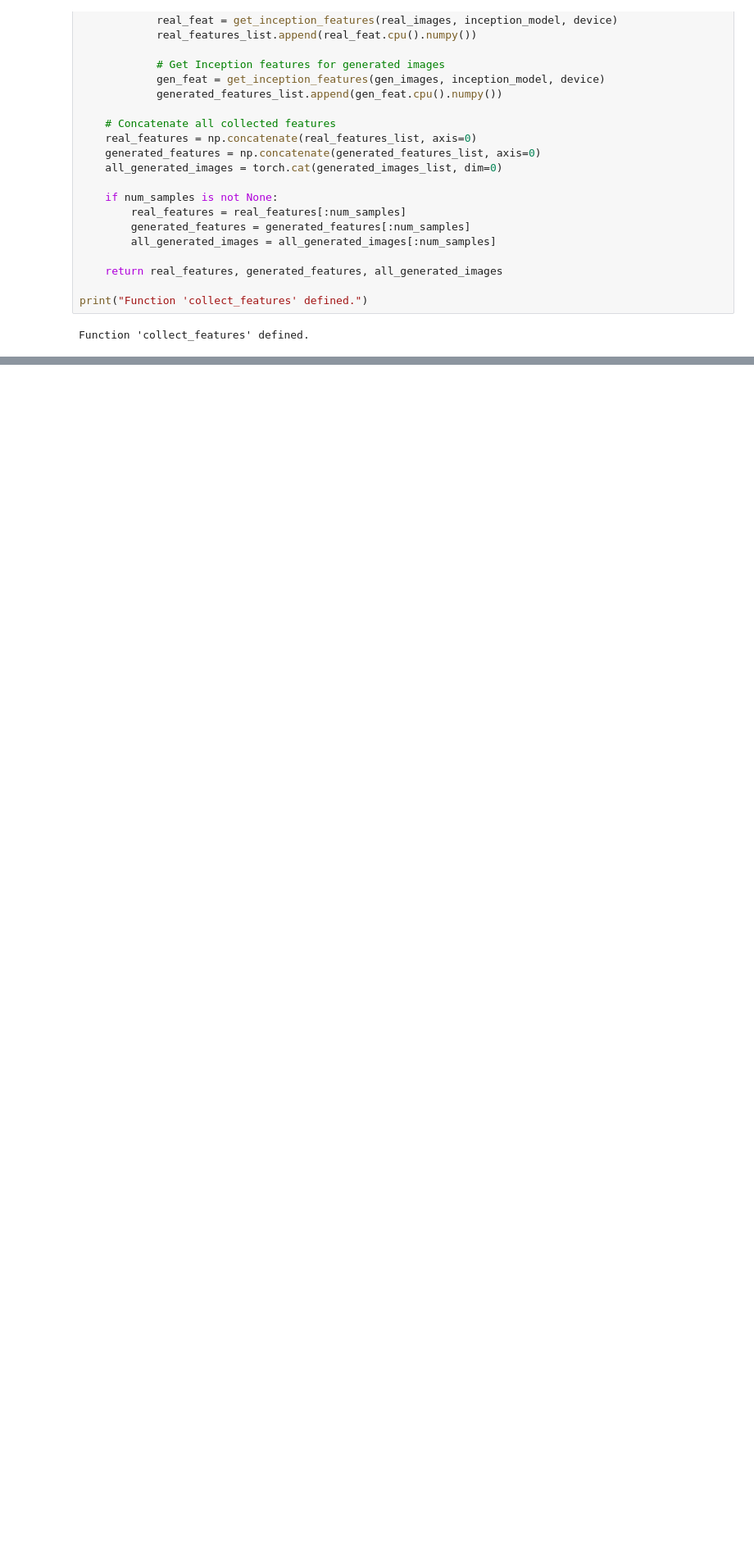
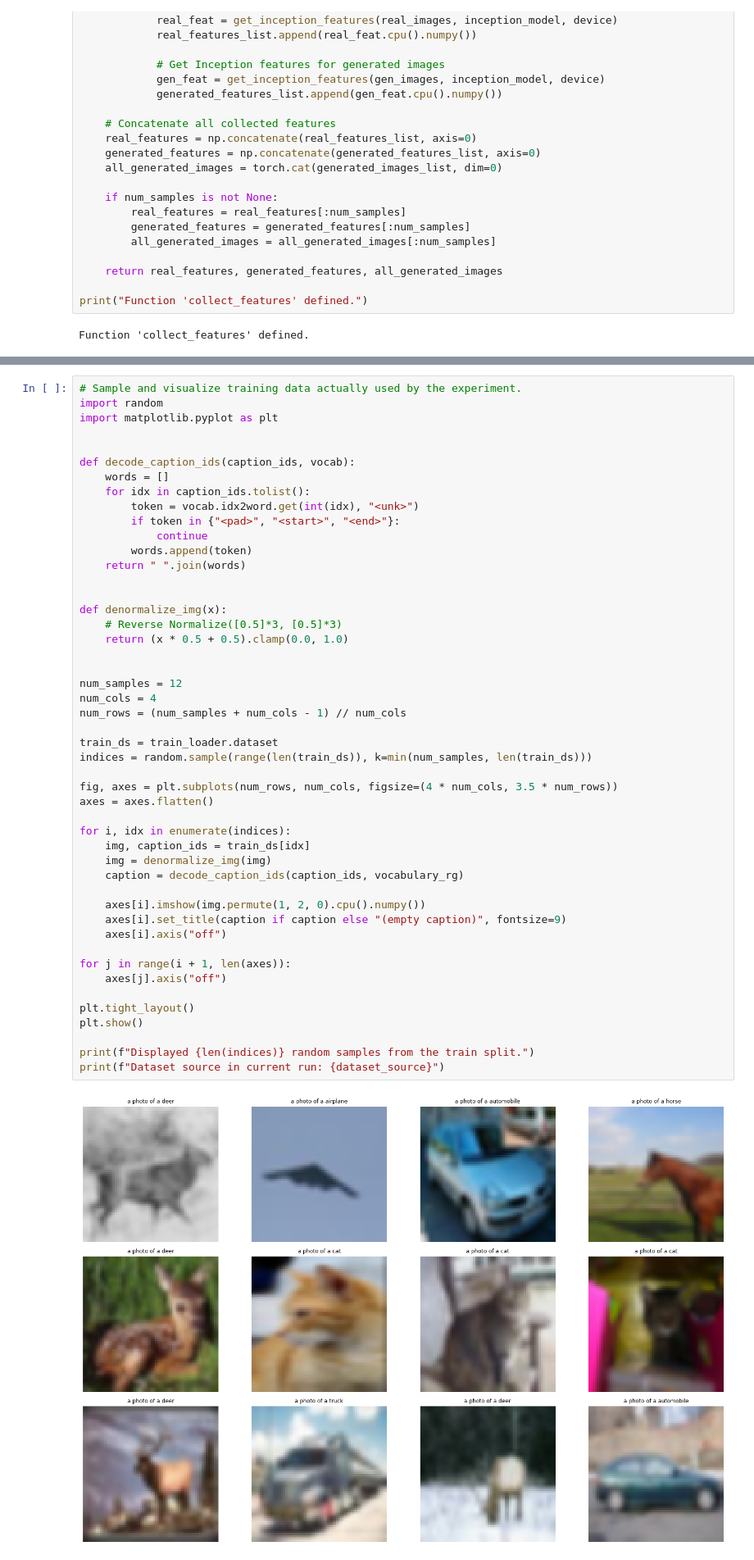
Before and after one commit to Ramez-Asaad/Assignment-4---text-to-image-generation, a Jupyter notebook: Hybrid_CVAE_GAN_Full_Comparison.ipynb, the cells around one changed output, grey strips where cells are left out. Shown at 82% size. Drawn from its saved outputs; the diff is of its cells as text; blank space fills up the shorter version.

```diff
--- a/Hybrid_CVAE_GAN_Full_Comparison.ipynb
+++ b/Hybrid_CVAE_GAN_Full_Comparison.ipynb
@@ -1468,0 +2671,50 @@ Function 'collect_features' defined.
+# %%
+# Sample and visualize training data actually used by the experiment.
+import random
+import matplotlib.pyplot as plt
+
+
+def decode_caption_ids(caption_ids, vocab):
+    words = []
+    for idx in caption_ids.tolist():
+        token = vocab.idx2word.get(int(idx), "<unk>")
+        if token in {"<pad>", "<start>", "<end>"}:
+            continue
+        words.append(token)
+    return " ".join(words)
+
+
+def denormalize_img(x):
+    # Reverse Normalize([0.5]*3, [0.5]*3)
+    return (x * 0.5 + 0.5).clamp(0.0, 1.0)
+
+
+num_samples = 12
+num_cols = 4
+num_rows = (num_samples + num_cols - 1) // num_cols
+
+train_ds = train_loader.dataset
+indices = random.sample(range(len(train_ds)), k=min(num_samples, len(train_ds)))
+
+fig, axes = plt.subplots(num_rows, num_cols, figsize=(4 * num_cols, 3.5 * num_rows))
+axes = axes.flatten()
+
+for i, idx in enumerate(indices):
+    img, caption_ids = train_ds[idx]
+    img = denormalize_img(img)
+    caption = decode_caption_ids(caption_ids, vocabulary_rg)
+
+    axes[i].imshow(img.permute(1, 2, 0).cpu().numpy())
+    axes[i].set_title(caption if caption else "(empty caption)", fontsize=9)
+    axes[i].axis("off")
+
+for j in range(i + 1, len(axes)):
+    axes[j].axis("off")
+
+plt.tight_layout()
+plt.show()
+
+print(f"Displayed {len(indices)} random samples from the train split.")
+print(f"Dataset source in current run: {dataset_source}")
+# %% [output]
+[figure, added]
```
Also changed, not shown: parts of 15 cells of this notebook, 7 other files.
